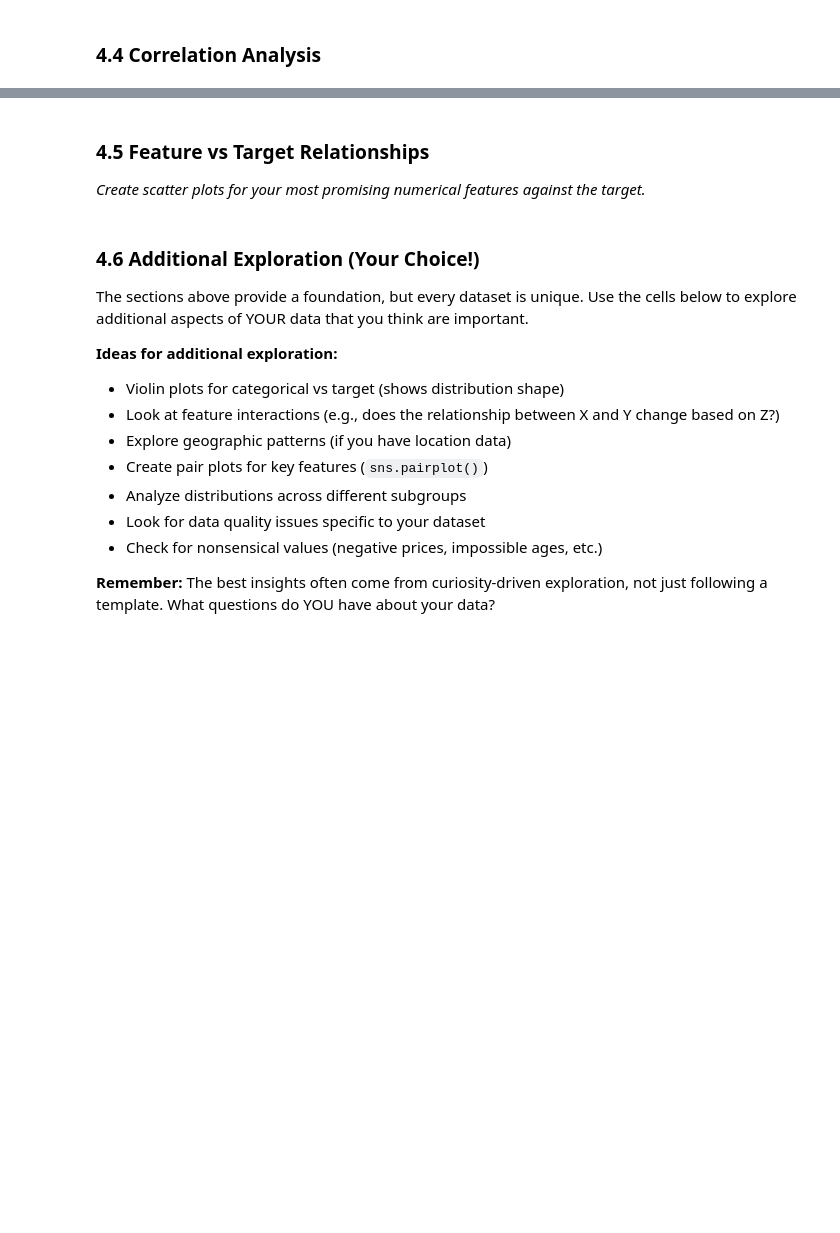
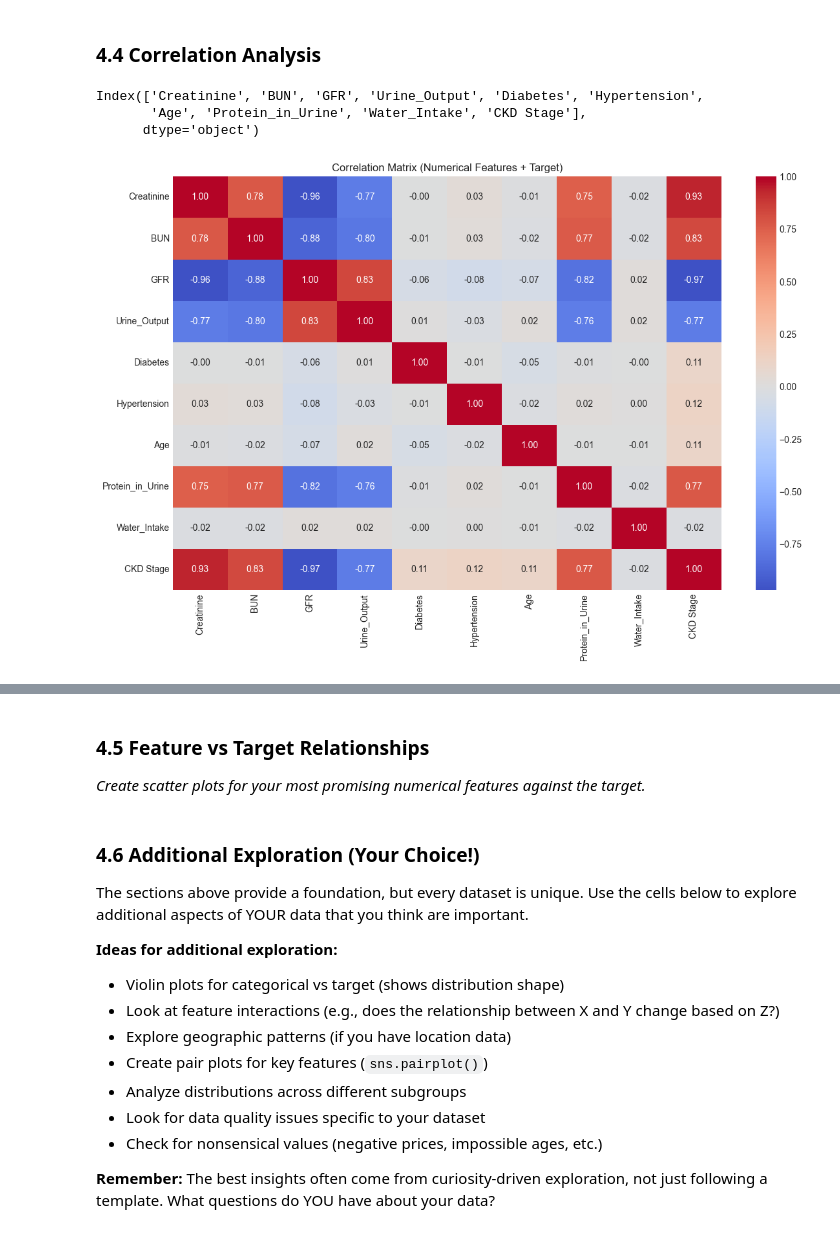
Before and after one commit to jvilla13/individual-capstone-jvilla13, a Jupyter notebook: notebooks/01_problem_statement_and_eda.ipynb, the cells around one changed output, grey strips where cells are left out. Cells and saved outputs as stored; diff of their text form; code cells hidden in the pictures; blank space fills up the shorter version.

Commit message:
4.4 Correlation Analysis

```diff
--- a/notebooks/01_problem_statement_and_eda.ipynb
+++ b/notebooks/01_problem_statement_and_eda.ipynb
@@ -610,22 +612,52 @@ else:
 # %% [markdown]
 ### 4.4 Correlation Analysis
+# %%
+# Before doing the following, I wanted to make sure Medication and CKD Status was removed
+
+print(df.columns)
+# %% [output]
+Index(['Creatinine', 'BUN', 'GFR', 'Urine_Output', 'Diabetes', 'Hypertension',
+       'Age', 'Protein_in_Urine', 'Water_Intake', 'CKD Stage'],
+      dtype='object')
 # %%
 # TODO: Create and visualize a correlation matrix
 #
 # Steps:
 # 1. Create a list of columns: numerical_cols + [TARGET]
 # 2. Calculate the correlation matrix: df[columns].corr()
 # 3. Create a heatmap using sns.heatmap()
 #
 # Heatmap parameters to use:
 # - annot=True (show numbers)
 # - cmap='coolwarm' (color scheme)
 # - center=0 (center colormap at 0)
 # - fmt='.2f' (2 decimal places)
 #
 # Store the correlation matrix in: correlation_matrix
 
 # YOUR CODE HERE:
+
+# Step 1: Create list of columns for correlation matrix
+cols_for_corr = numerical_cols + [TARGET]
+
+# Step 2: Calculate correlation matrix / Used Google for this section
+correlation_matrix = df[cols_for_corr].corr()
+
+# Step 3: Plot heatmap / I referenced our previous assignments for this section, took me a bit honestly
+plt.figure(figsize=(12, 8))
+sns.heatmap(
+    correlation_matrix,
+    annot=True,
+    cmap="coolwarm",
+    center=0,
+    fmt=".2f"
+)
+
+plt.title("Correlation Matrix (Numerical Features + Target)")
+plt.tight_layout()
+plt.show()
+# %% [output]
+[figure, added]
 # %%
 # TODO: Extract and analyze correlations with the target variable
 #
```
Also changed, not shown: parts of 4 cells of this notebook.
